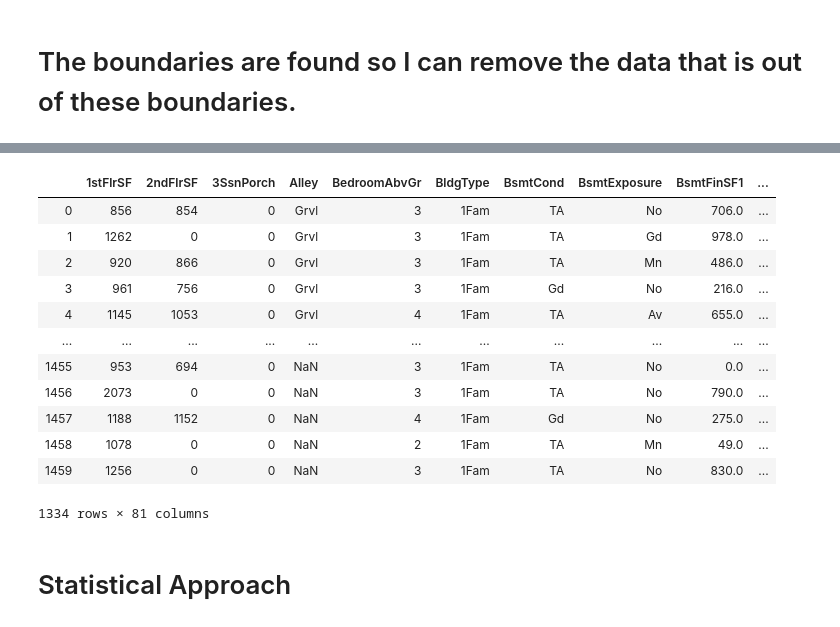
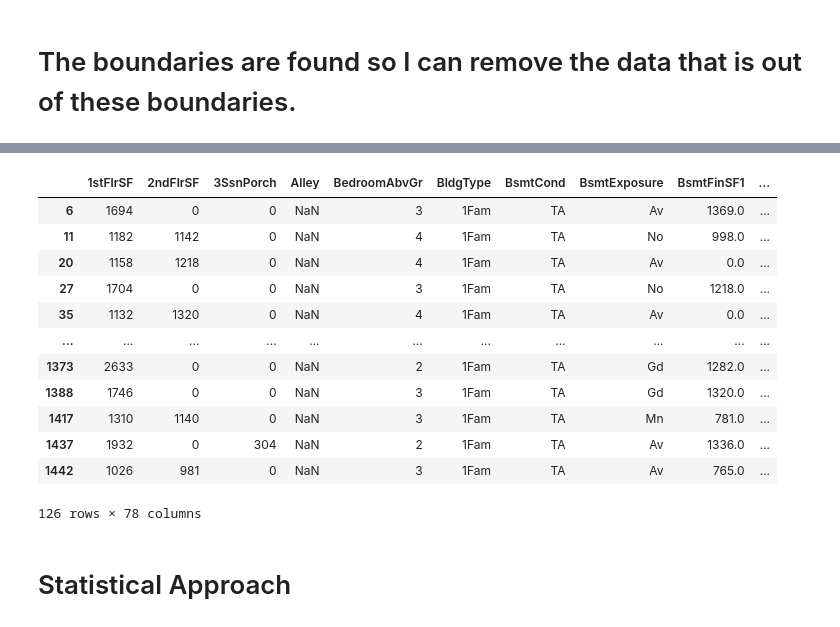
Before and after one commit to NewtoIBM/data_student, a Jupyter notebook: Egor_CapProjectPart1.ipynb, the cells around one changed output, grey strips where cells are left out. Cells and saved outputs as stored; diff of their text form; code cells hidden in the pictures.

```diff
--- a/Egor_CapProjectPart1.ipynb
+++ b/Egor_CapProjectPart1.ipynb
@@ -16,11 +16,11 @@ import matplotlib.pyplot as plt
 import seaborn as sns
 # %%
 # Import Train and Test Data
-file =  'https://github.com/NewtoIBM/data_student'
-df3 = pd.read_csv(file + 'test.csv', error_bad_lines=False)
-train = 'https://github.com/NewtoIBM/data_student'
-df1=  pd.read_csv(test + 'train.csv', error_bad_lines=False)
-combined = pd.concat([df1, df3],sort=True)
+file =  '/Users/ceo/Desktop/'
+testdf = pd.read_csv(file + 'test.csv', error_bad_lines=False)
+train = '/Users/ceo/Desktop/'
+traindf=  pd.read_csv(train + 'train.csv', error_bad_lines=False)
+combined = pd.concat([testdf, traindf],sort=True)
 #df4 = pd.read_csv(file2 + 'data_description.txt', error_bad_lines=False)
 #df5= df.melt(['text', 'Count'],['label','label_num'],'ham','spam')        #(frame=df, id_vars='label')
 #df5 = df3.unstack()
@@ -98,6 +106,2 @@ combined.head(5)
 # %% [markdown]
 ## Exploratory data analysis
-# %%
-combined['Alley'].fillna(combined['Alley'].mode()[0], inplace=True)  # filling NaN or missing values
-#df3.fillna(value="None",inpalce = True)
-#df3.Alley.fillna(df3.median(), inpalce = True)
@@ -118,0 +166,5 @@ Name: Alley, Length: 2919, dtype: object
+# %%
+combined.drop(['Alley'], axis=1, inplace=True)
+combined.drop(['PoolQC'], axis=1, inplace=True)
+combined.drop(['MiscFeature'], axis=1, inplace=True)
+combined.drop(['Fence'], axis=1, inplace=True)
@@ -236,23 +282,23 @@ outlier_great
 # %%
-outlier_less = combined.loc[(combined['SalePrice'] < 289037.5 ) ]
-outlier_less.fillna(method='bfill', inplace=True)
+outlier_less = combined[(combined['SalePrice'] > 289037.5 ) ]
+outlier_less.fillna(method='bfill')
 #df4 = combined[combined['SalePrice'] < 289037.5 ]
 #print(df4['SalePrice'])
 outlier_less
 # %% [output]
 |  | 1stFlrSF | 2ndFlrSF | 3SsnPorch | Alley | BedroomAbvGr | BldgType | BsmtCond | BsmtExposure | BsmtFinSF1 | ... |
-| 0 | 856 | 854 | 0 | Grvl | 3 | 1Fam | TA | No | 706.0 | ... |
-| 1 | 1262 | 0 | 0 | Grvl | 3 | 1Fam | TA | Gd | 978.0 | ... |
-| 2 | 920 | 866 | 0 | Grvl | 3 | 1Fam | TA | Mn | 486.0 | ... |
-| 3 | 961 | 756 | 0 | Grvl | 3 | 1Fam | Gd | No | 216.0 | ... |
-| 4 | 1145 | 1053 | 0 | Grvl | 4 | 1Fam | TA | Av | 655.0 | ... |
+| 6 | 1694 | 0 | 0 | NaN | 3 | 1Fam | TA | Av | 1369.0 | ... |
+| 11 | 1182 | 1142 | 0 | NaN | 4 | 1Fam | TA | No | 998.0 | ... |
+| 20 | 1158 | 1218 | 0 | NaN | 4 | 1Fam | TA | Av | 0.0 | ... |
+| 27 | 1704 | 0 | 0 | NaN | 3 | 1Fam | TA | No | 1218.0 | ... |
+| 35 | 1132 | 1320 | 0 | NaN | 4 | 1Fam | TA | Av | 0.0 | ... |
 | ... | ... | ... | ... | ... | ... | ... | ... | ... | ... | ... |
-| 1455 | 953 | 694 | 0 | NaN | 3 | 1Fam | TA | No | 0.0 | ... |
-| 1456 | 2073 | 0 | 0 | NaN | 3 | 1Fam | TA | No | 790.0 | ... |
-| 1457 | 1188 | 1152 | 0 | NaN | 4 | 1Fam | Gd | No | 275.0 | ... |
-| 1458 | 1078 | 0 | 0 | NaN | 2 | 1Fam | TA | Mn | 49.0 | ... |
-| 1459 | 1256 | 0 | 0 | NaN | 3 | 1Fam | TA | No | 830.0 | ... |
+| 1373 | 2633 | 0 | 0 | NaN | 2 | 1Fam | TA | Gd | 1282.0 | ... |
+| 1388 | 1746 | 0 | 0 | NaN | 3 | 1Fam | TA | Gd | 1320.0 | ... |
+| 1417 | 1310 | 1140 | 0 | NaN | 3 | 1Fam | TA | Mn | 781.0 | ... |
+| 1437 | 1932 | 0 | 304 | NaN | 2 | 1Fam | TA | Av | 1336.0 | ... |
+| 1442 | 1026 | 981 | 0 | NaN | 3 | 1Fam | TA | Av | 765.0 | ... |
-1334 rows × 81 columns
+126 rows × 78 columns
 # %% [markdown]
 # Statistical Approach
 # %%
```
Also changed, not shown: parts of 17 cells of this notebook.
